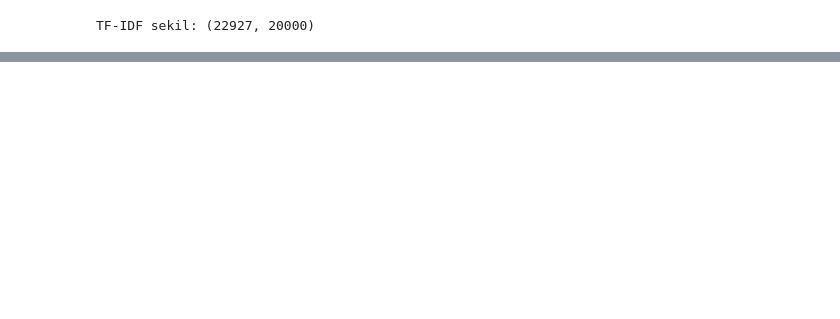
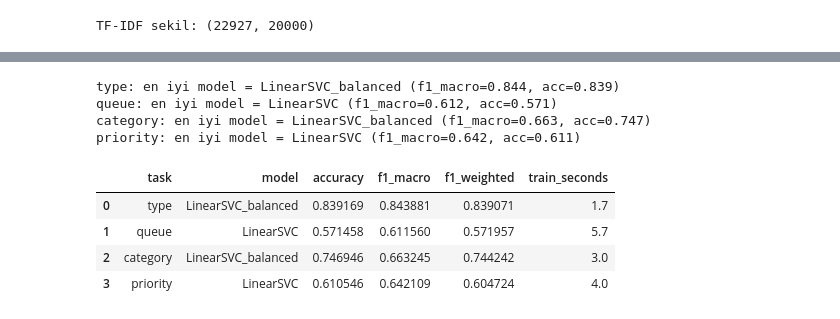
Before and after one commit to MustafArikan/Support-Ticket-Classification-and-Priority-Prediction, a Jupyter notebook: notebooks/02_baseline_modeling.ipynb, the cells around one changed output, grey strips where cells are left out. Cells and saved outputs as stored; diff of their text form; code cells hidden in the pictures; blank space fills up the shorter version.

```diff
--- a/notebooks/02_baseline_modeling.ipynb
+++ b/notebooks/02_baseline_modeling.ipynb
@@ -4,24 +14,26 @@ import numpy as np
 import mlflow
 import time
 import os
+import joblib
 from sklearn.feature_extraction.text import TfidfVectorizer
 from sklearn.linear_model import LogisticRegression
 from sklearn.svm import LinearSVC
 from sklearn.naive_bayes import MultinomialNB
-from sklearn.metrics import accuracy_score, f1_score, confusion_matrix
+from sklearn.metrics import accuracy_score, f1_score, confusion_matrix, classification_report
 from sklearn.tree import DecisionTreeClassifier
-from sklearn.ensemble import RandomForestClassifier, GradientBoostingClassifier
+from sklearn.ensemble import RandomForestClassifier
+from sklearn.preprocessing import LabelEncoder
 from xgboost import XGBClassifier
 import matplotlib.pyplot as plt
 import seaborn as sns
 
-mlflow.set_tracking_uri("sqlite:///../mlflow.db")  # File-based tracking is now in "maintenance mode", using SQLite instead
+mlflow.set_tracking_uri("sqlite:///../mlflow.db")
 import pathlib
 artifact_path = pathlib.Path('../mlruns').resolve().as_uri()
 try:
-    exp_id = mlflow.create_experiment('baseline_models', artifact_location=artifact_path)
+    exp_id = mlflow.create_experiment('baseline_models_v2', artifact_location=artifact_path)
 except mlflow.exceptions.MlflowException:
-    exp_id = mlflow.get_experiment_by_name('baseline_models').experiment_id
+    exp_id = mlflow.get_experiment_by_name('baseline_models_v2').experiment_id
 mlflow.set_experiment(experiment_id=exp_id)
 # %% [output]
 You may be able to resolve this warning by setting `model_config['protected_namespaces'] = ()`.
@@ -43,5 +123,10 @@ Train: 22927 | Val: 4912
 # %%
-vectorizer = TfidfVectorizer(max_features=20000, ngram_range=(1, 2), min_df=2)
+vectorizer = TfidfVectorizer(
+    max_features=20000,
+    ngram_range=(1, 2),
+    min_df=2,
+    sublinear_tf=True,   # uzun/kisa metinlerdeki terim frekans varyansini yumusatir
+)
 X_train = vectorizer.fit_transform(train_df["body_clean"])
 X_val = vectorizer.transform(val_df["body_clean"])
 print("TF-IDF sekil:", X_train.shape)
@@ -152,0 +262,25 @@ priority      MultinomialNB  0.516490  0.482544     0.466435
+# %%
+os.makedirs("../models/baseline", exist_ok=True)
+joblib.dump(vectorizer, "../models/baseline/tfidf_vectorizer.joblib")
+
+best_summary = []
+for task in TASK_COLS:
+    task_results = results_df[results_df["task"] == task].sort_values("f1_macro", ascending=False)
+    best_row = task_results.iloc[0]
+    best_summary.append(best_row.to_dict())
+    print(f"{task}: en iyi model = {best_row['model']} (f1_macro={best_row['f1_macro']:.3f}, "
+          f"acc={best_row['accuracy']:.3f})")
+
+best_summary_df = pd.DataFrame(best_summary)
+best_summary_df.to_csv("../models/baseline/best_baseline_per_task.csv", index=False)
+best_summary_df
+# %% [output]
+type: en iyi model = LinearSVC_balanced (f1_macro=0.844, acc=0.839)
+queue: en iyi model = LinearSVC (f1_macro=0.612, acc=0.571)
+category: en iyi model = LinearSVC_balanced (f1_macro=0.663, acc=0.747)
+priority: en iyi model = LinearSVC (f1_macro=0.642, acc=0.611)
+|  | task | model | accuracy | f1_macro | f1_weighted | train_seconds |
+| 0 | type | LinearSVC_balanced | 0.839169 | 0.843881 | 0.839071 | 1.7 |
+| 1 | queue | LinearSVC | 0.571458 | 0.611560 | 0.571957 | 5.7 |
+| 2 | category | LinearSVC_balanced | 0.746946 | 0.663245 | 0.744242 | 3.0 |
+| 3 | priority | LinearSVC | 0.610546 | 0.642109 | 0.604724 | 4.0 |
```
Also changed, not shown: parts of 11 cells of this notebook, 43 other files.
